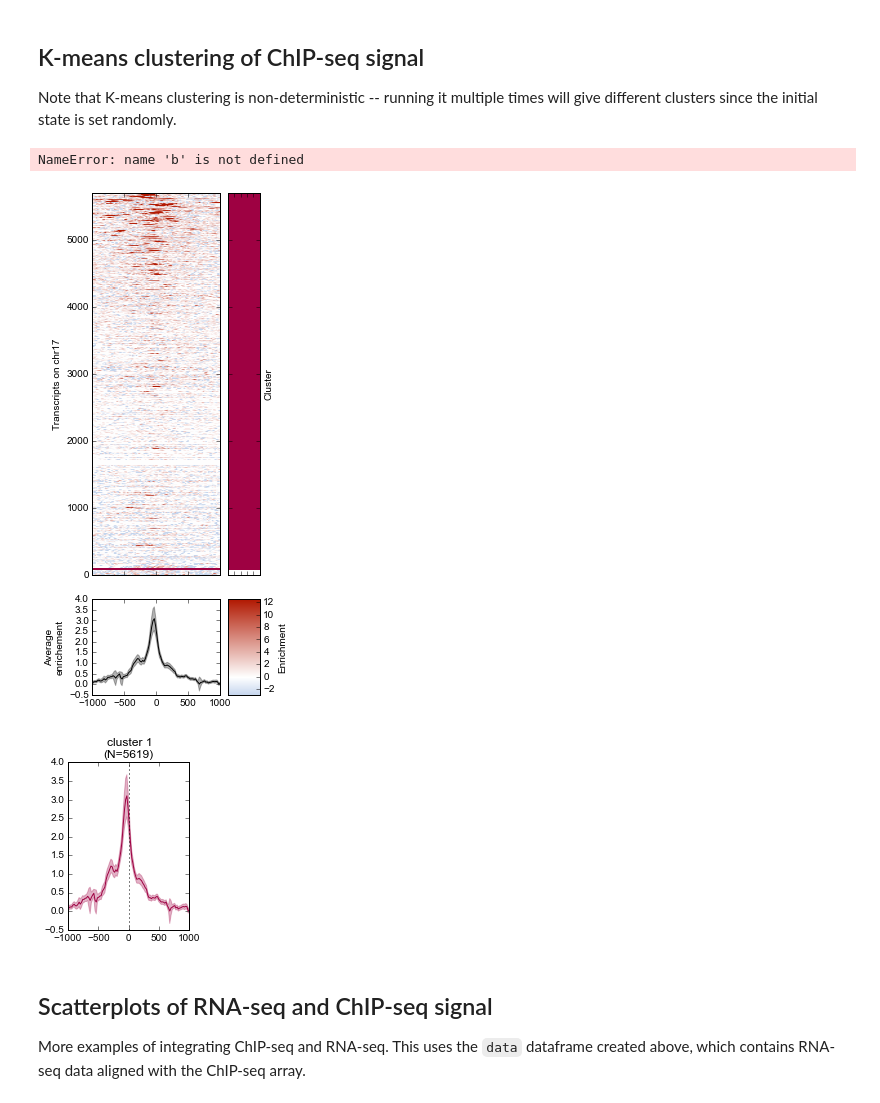
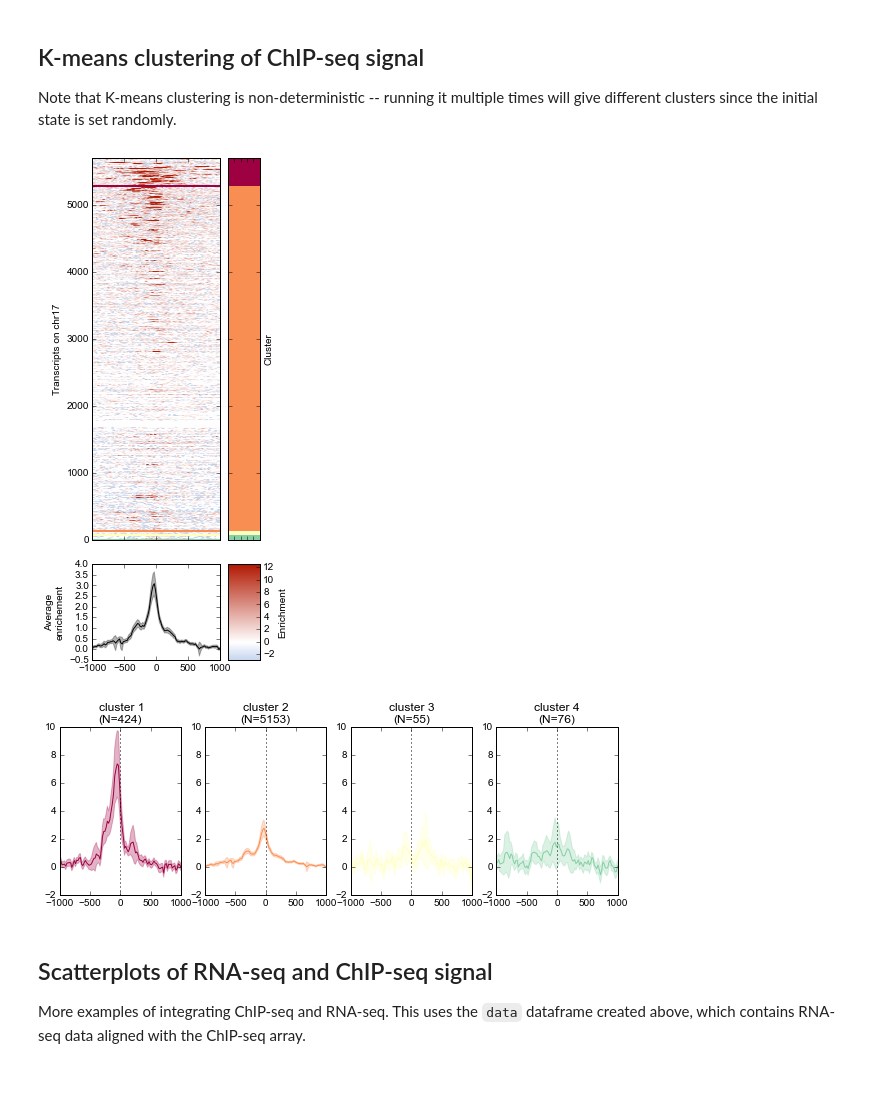
Before and after one commit to daler/metaseq, a Jupyter notebook: doc/source/example_session.ipynb, the cells around one changed output. Saved outputs shown, nothing was run; the diff lists cells and outputs as text; code cells hidden in the pictures.

```diff
--- a/doc/source/example_session.ipynb
+++ b/doc/source/example_session.ipynb
@@ -742,37 +776,35 @@ for color, this_break in zip(colors, breaks):
 
     # The y position is somewhat tricky: the array was
     # displayed using matplotlib.imshow with the argument
     # `origin="lower"`, which means the row in the plot at y=0
     # corresponds to the last row in the array (index=-1).
     # But the  breaks are in array coordinates. So we convert
     # them by subtracting from the total array size.
     xpos = 0
     width = 1
     ypos = len(normalized_subtracted) - this_break
     height = this_break - last_break
     rect = matplotlib.patches.Rectangle(
         (xpos, ypos), width=width, height=height, color=color)
     fig.strip_axes.add_patch(rect)
     fig.array_axes.axhline(ypos, color=color, linewidth=2)
 
     chunk = normalized_subtracted[last_break:this_break]
 
     metaseq.plotutils.ci_plot(
         x,
         chunk,
         ax=ax,
         line_kwargs=dict(color=color),
         fill_kwargs=dict(color=color, alpha=0.3),
         )
     ax.axvline(0, color='k', linestyle=':')
     ax.set_title('cluster %s\n(N=%s)' % (cluster_number, len(chunk)))
-    i = b
     cluster_number += 1
     last_break = this_break
 # %% [output]
-NameError: name 'b' is not defined
-[figure, old version]
+[figure, new version]
-[figure, old version]
+[figure, new version]
 # %% [markdown]
 ## Scatterplots of RNA-seq and ChIP-seq signal
 More examples of integrating ChIP-seq and RNA-seq.  This uses the `data` dataframe created above, which contains RNA-seq data aligned with the ChIP-seq array.
```
Also changed, not shown: parts of 7 cells of this notebook, 8 other files.
